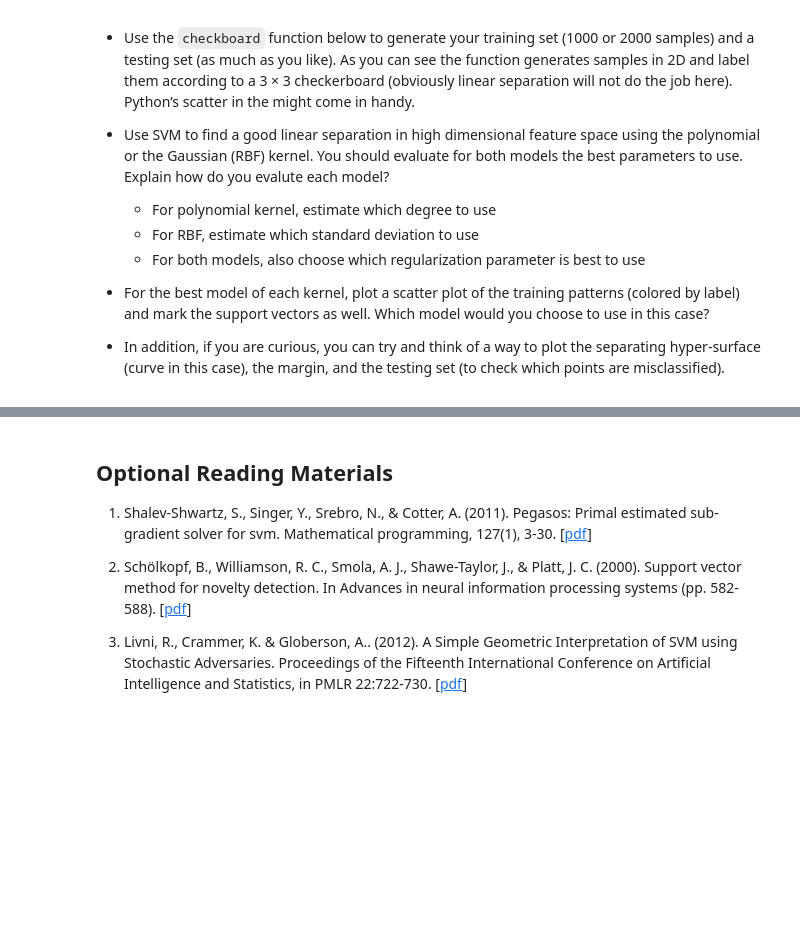
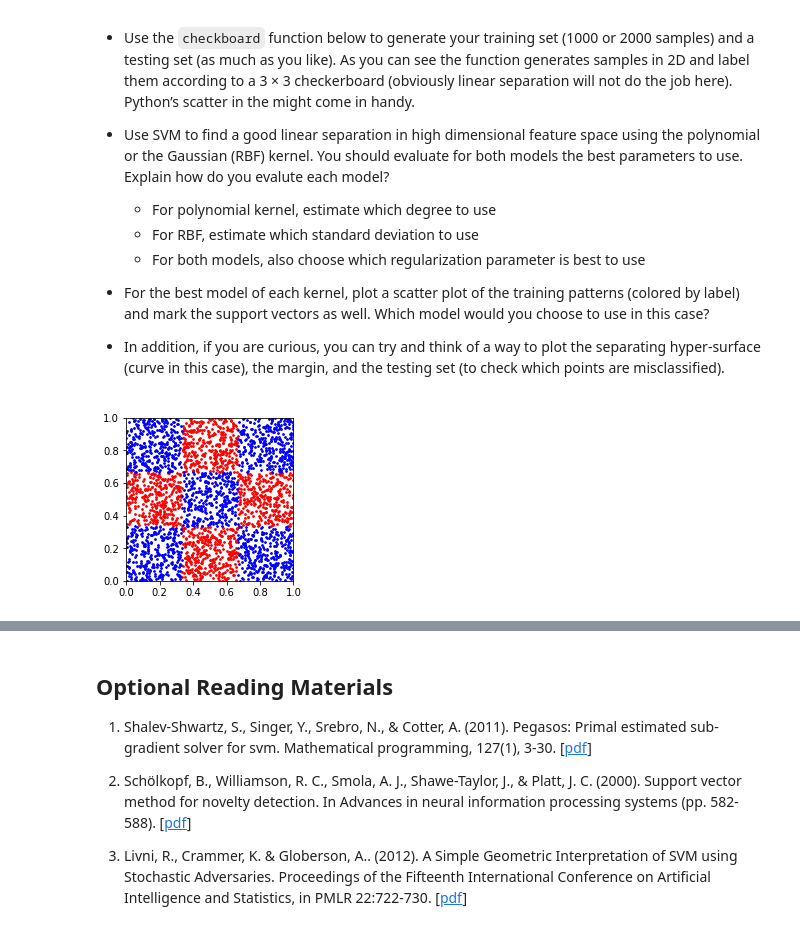
Before and after one commit to tansla/HWs_git, a Jupyter notebook: svm_exercise_2022_23.ipynb, the cells around one changed output, grey strips where cells are left out. Saved outputs shown, nothing was run; the diff lists cells and outputs as text; code cells hidden in the pictures; blank space fills up the shorter version.

```diff
--- a/svm_exercise_2022_23.ipynb
+++ b/svm_exercise_2022_23.ipynb
@@ -392,9 +394,12 @@ def checkerboard(n):
 # %%
 # Usage sample
 import matplotlib.pyplot as plt
 X, y = checkerboard(3000)
 plt.figure(figsize=(3,3))
 plt.scatter(X[y==1,0], X[y==1,1], c='r', s=3)
 plt.scatter(X[y==-1,0], X[y==-1,1], c='b', s=3)
 plt.xlim([0,1])
 plt.ylim([0,1]);
+X_train, X_test, y_train, y_test = train_test_split(X, y, test_size=0.25, random_state=317)
+# %% [output]
+[figure, added]
```
Also changed, not shown: parts of 2 cells of this notebook.
